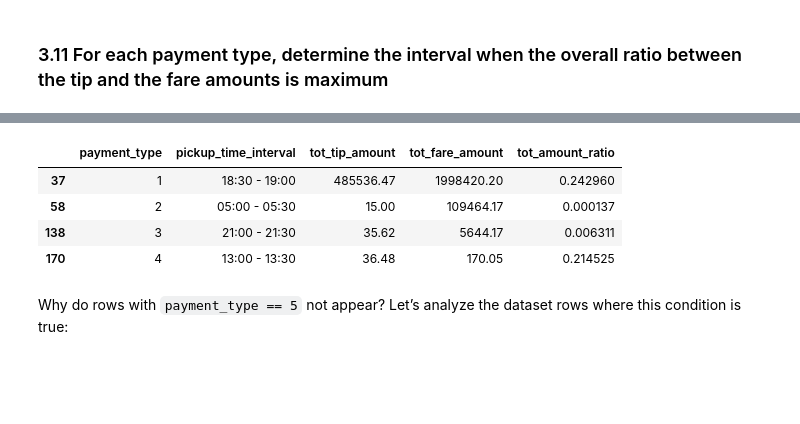
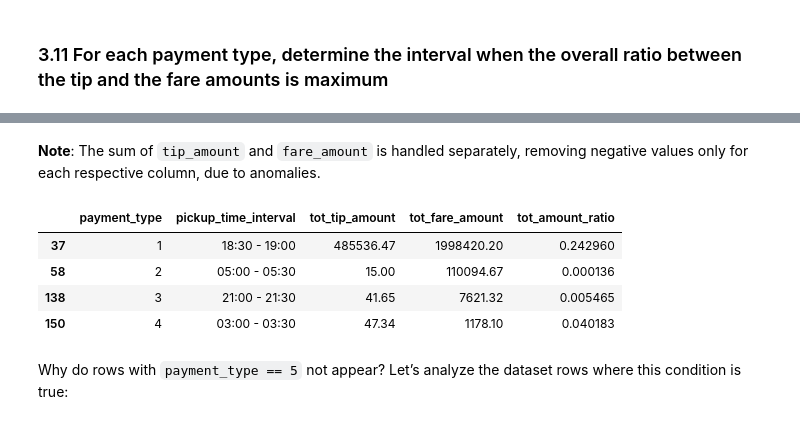
Before and after one commit to snava38/foc-project-nava-perani, a Jupyter notebook: notebooks/foc-project-notebook.ipynb, the cells around one changed output, grey strips where cells are left out. Cells and saved outputs as stored; diff of their text form; code cells hidden in the pictures; blank space fills up the shorter version.

```diff
--- a/notebooks/foc-project-notebook_v1.ipynb
+++ b/notebooks/foc-project-notebook.ipynb
@@ -455,23 +577,26 @@ avg_fare.loc[avg_fare.groupby('payment_type', observed=False)['avg_fare_amount']
+# %% [markdown]
+**Note**: The sum of `tip_amount` and `fare_amount` is handled separately, removing negative values only for each respective column, due to anomalies.
 # %%
 # Group by payment_type and pickup_time_interval, and for each pair count the total tip and fare amounts
-ratio_amount_df = dataset.groupby(['payment_type', 'pickup_time_interval'], observed=False).agg(tot_tip_amount = ('tip_amount', 'sum'),
-                                                                                                tot_fare_amount = ('fare_amount', 'sum')
-                                                                                                ).reset_index()
+ratio_amount_df = dataset.groupby(['payment_type', 'pickup_time_interval'], observed=False).agg(
+    tot_tip_amount=('tip_amount', lambda x: x[x >= 0].sum()),  # Exclude negative tip amounts
+    tot_fare_amount=('fare_amount', lambda x: x[x >= 0].sum())  # Exclude negative fare amounts
+).reset_index()
 
 # Now, get the ratio between total tip and fare amount for each pair
 ratio_amount_df['tot_amount_ratio'] = ratio_amount_df['tot_tip_amount'] / ratio_amount_df['tot_fare_amount'].replace(0, np.nan)  # Avoid division by zero
 
 # Drop rows where tip_fare_ratio is NaN before using idxmax(), to avoid errors
 ratio_amount_df = ratio_amount_df.dropna(subset=['tot_amount_ratio'])
 
 # Finally, get the interval for each payment type where the overall ratio is maximum
 ratio_amount_df.loc[ratio_amount_df.groupby('payment_type', observed=True)['tot_amount_ratio'].idxmax()]
 # %% [output]
 |  | payment_type | pickup_time_interval | tot_tip_amount | tot_fare_amount | tot_amount_ratio |
 | 37 | 1 | 18:30 - 19:00 | 485536.47 | 1998420.20 | 0.242960 |
-| 58 | 2 | 05:00 - 05:30 | 15.00 | 109464.17 | 0.000137 |
-| 138 | 3 | 21:00 - 21:30 | 35.62 | 5644.17 | 0.006311 |
-| 170 | 4 | 13:00 - 13:30 | 36.48 | 170.05 | 0.214525 |
+| 58 | 2 | 05:00 - 05:30 | 15.00 | 110094.67 | 0.000136 |
+| 138 | 3 | 21:00 - 21:30 | 41.65 | 7621.32 | 0.005465 |
+| 150 | 4 | 03:00 - 03:30 | 47.34 | 1178.10 | 0.040183 |
 # %% [markdown]
 Why do rows with `payment_type == 5` not appear? Let’s analyze the dataset rows where this condition is true:
 # %%
```
Also changed, not shown: parts of 72 cells of this notebook, 3 other files.
